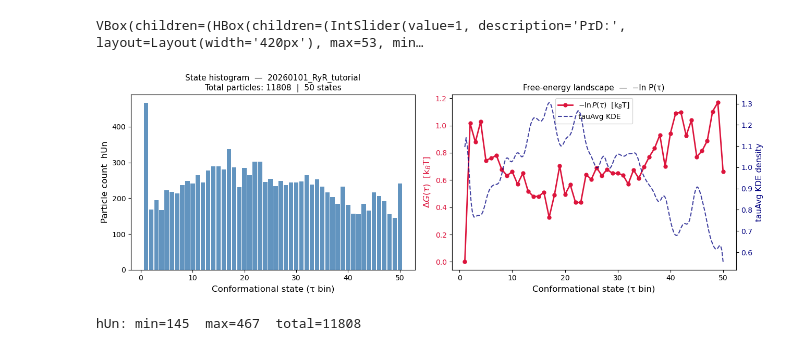
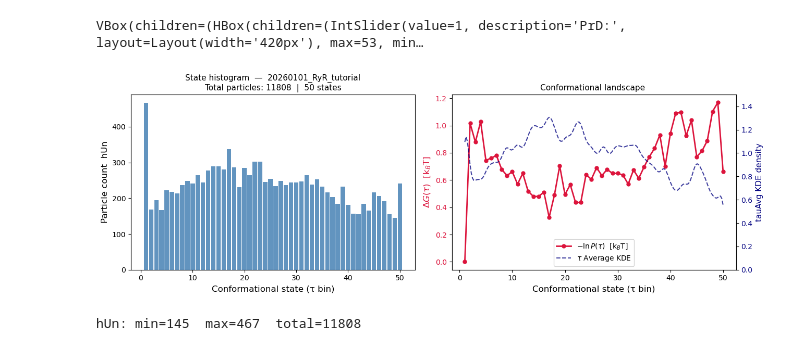
Before and after one commit to rdsza/ManifoldEM, a Jupyter notebook: tutorial/RyR1GCs_demo/Visualization_Notebook.ipynb, the cells around one changed output. Saved outputs shown, nothing was run; the diff lists cells and outputs as text; code cells hidden in the pictures.

```diff
--- a/tutorial/RyR1GCs_demo/Visualization_Notebook.ipynb
+++ b/tutorial/RyR1GCs_demo/Visualization_Notebook.ipynb
@@ -639,36 +642,45 @@ tau_kde    = stats.gaussian_kde(tauAvg, bw_method=0.05)
 tau_grid   = np.linspace(0, 1, 200)
 tau_pdf    = tau_kde(tau_grid)
 
 fig_prob, (ax1, ax2) = plt.subplots(1, 2, figsize=(13, 4.5))
 
 # Left: histogram
 ax1.bar(state_ax, hUn, color='steelblue', edgecolor='none', width=0.85, alpha=0.85)
 ax1.set_xlabel('Conformational state (τ bin)', fontsize=12)
 ax1.set_ylabel('Particle count  hUn', fontsize=12)
 ax1.set_title(f'State histogram  —  {project_name}\n'
               f'Total particles: {int(hUn.sum())}  |  50 states', fontsize=11)
 
 # Right: free energy + tauAvg KDE
 ax2.plot(state_ax, dG, 'o-', color='crimson', lw=2, ms=5, label=r'$-\ln P(\tau)$  [k$_B$T]')
 ax2.set_xlabel('Conformational state (τ bin)', fontsize=12)
 ax2.set_ylabel(r'$\Delta G(\tau)$  [k$_B$T]', fontsize=12, color='crimson')
 ax2.tick_params(axis='y', labelcolor='crimson')
 
 ax2b = ax2.twinx()
 # Map tauAvg KDE (0-1) → state axis (1-50)
-ax2b.plot(tau_grid * (n_states - 1) + 1, tau_pdf, '--', color='navy',
-          lw=1.5, alpha=0.75, label='tauAvg KDE')
+ax2b.plot(
+    tau_grid * (n_states - 1) + 1, tau_pdf, '--',
+    color='navy', lw=1.5, alpha=0.75, label=r'$\tau$ Average KDE'
+)
 ax2b.set_ylabel('tauAvg KDE density', fontsize=11, color='navy')
 ax2b.tick_params(axis='y', labelcolor='navy')
+ax2b.set_ylim(0, tau_pdf.max() * 1.15)  # add headroom
 
 lines1, labels1 = ax2.get_legend_handles_labels()
 lines2, labels2 = ax2b.get_legend_handles_labels()
-ax2.legend(lines1 + lines2, labels1 + labels2, fontsize=10, loc='upper center')
-ax2.set_title('Free-energy landscape  —  −ln P(τ)', fontsize=11)
+ax2.legend(
+    lines1 + lines2, labels1 + labels2,
+    fontsize=10, loc='lower center',
+    frameon=True
+)
+
+ax2.set_title('Conformational landscape ', fontsize=11)
+fig_prob.subplots_adjust(top=0.82)  # leave space for legend above axes
 
 plt.tight_layout()
 plt.show()
 print(f"hUn: min={hUn.min():.0f}  max={hUn.max():.0f}  total={hUn.sum():.0f}")
 # %% [output]
-[figure, old version]
+[figure, new version]
 hUn: min=145  max=467  total=11808
```
Also changed, not shown: parts of 2 cells of this notebook.
